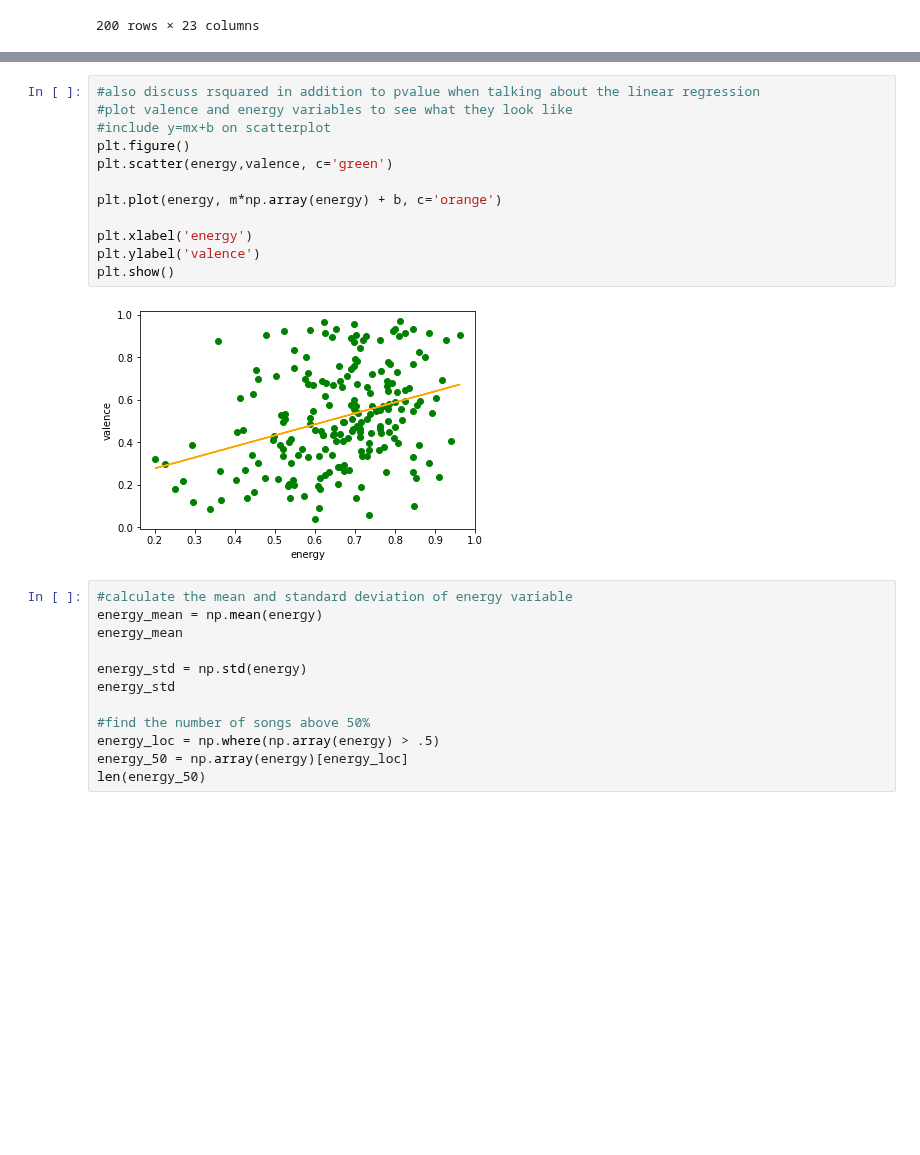
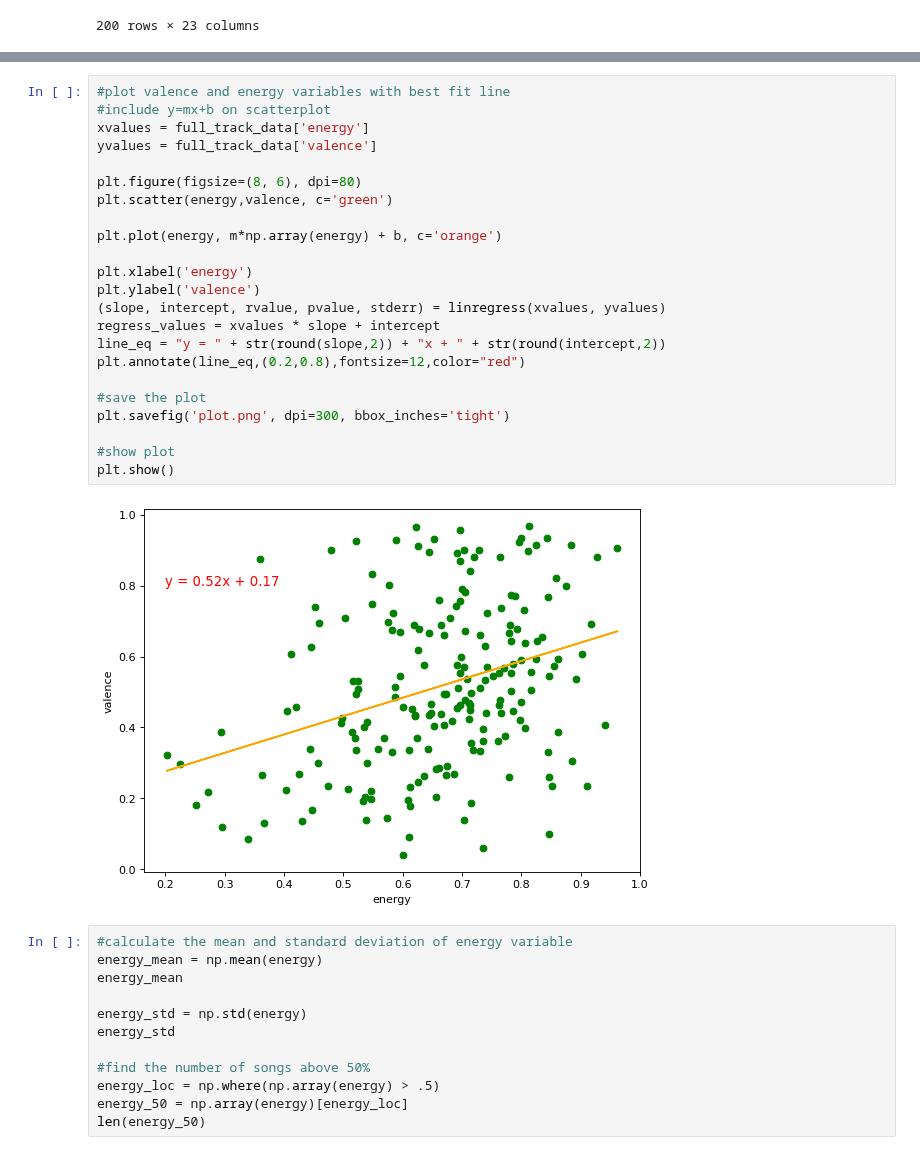
Before and after one commit to mbruns13/project_1_spotify, a Jupyter notebook: slone_spotify.ipynb, the cells around one changed output, grey strips where cells are left out. Drawn from its saved outputs; the diff is of its cells as text; blank space fills up the shorter version.

Commit message:
completed figures and analysis

```diff
--- a/slone_spotify.ipynb
+++ b/slone_spotify.ipynb
@@ -182,17 +244,28 @@ LinregressResult(slope=0.5183406029767171, intercept=0.1728731867595239, rvalue=
 # %%
-#also discuss rsquared in addition to pvalue when talking about the linear regression
-#plot valence and energy variables to see what they look like
+#plot valence and energy variables with best fit line
 #include y=mx+b on scatterplot
-plt.figure()
+xvalues = full_track_data['energy']
+yvalues = full_track_data['valence']
+
+plt.figure(figsize=(8, 6), dpi=80)
 plt.scatter(energy,valence, c='green')
 
 plt.plot(energy, m*np.array(energy) + b, c='orange')
 
 plt.xlabel('energy')
 plt.ylabel('valence')
+(slope, intercept, rvalue, pvalue, stderr) = linregress(xvalues, yvalues)
+regress_values = xvalues * slope + intercept
+line_eq = "y = " + str(round(slope,2)) + "x + " + str(round(intercept,2))
+plt.annotate(line_eq,(0.2,0.8),fontsize=12,color="red")
+
+#save the plot
+plt.savefig('plot.png', dpi=300, bbox_inches='tight')
+
+#show plot
 plt.show()
 # %% [output]
-[figure, old version]
+[figure, new version]
 # %%
 #calculate the mean and standard deviation of energy variable
 energy_mean = np.mean(energy)
```
Also changed, not shown: parts of 14 cells of this notebook, 3 other files.
